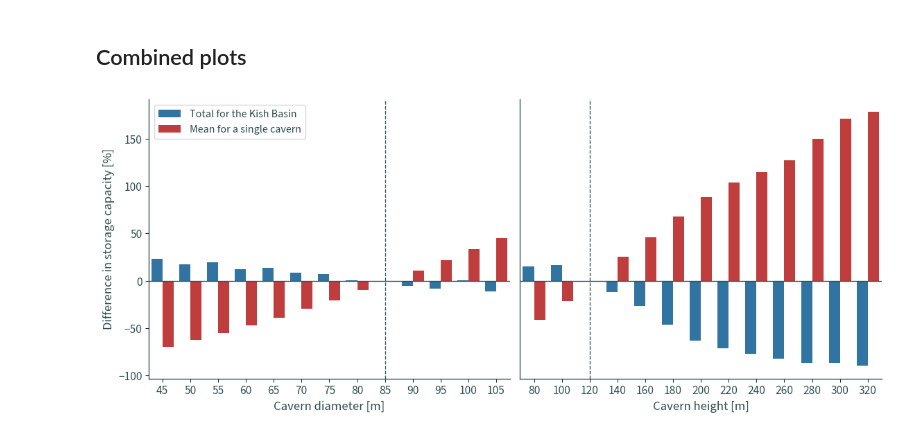
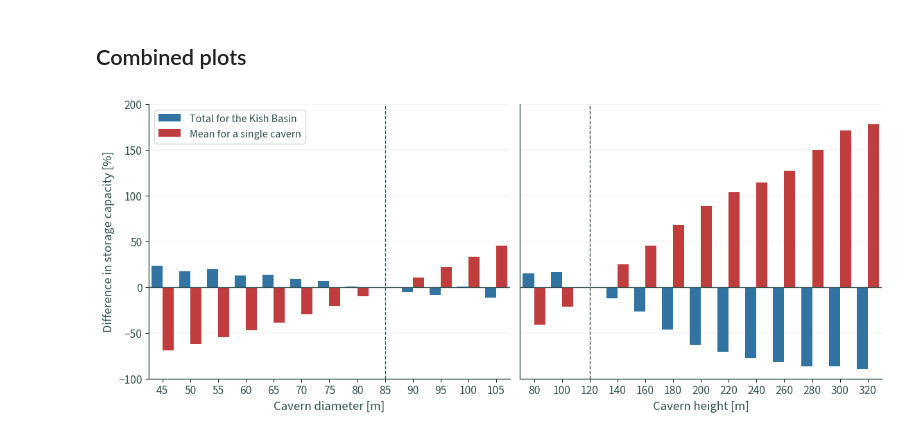
Before and after one commit to wind-to-hydrogen-toolkit/hydrogen-salt-storage, a Jupyter notebook: docs/notebooks/sensitivity.ipynb, the cells around one changed output. Drawn from its saved outputs; the diff is of its cells as text; code cells hidden in the pictures.

Commit message:
update plots

```diff
--- a/docs/notebooks/sensitivity.ipynb
+++ b/docs/notebooks/sensitivity.ipynb
@@ -277,31 +277,33 @@ sns.barplot(
 )
 sns.barplot(
     data=pd.concat([dd_sum, dd_mean]),
     hue="type",
     y="capacity",
     x="cavern_height",
     palette=sns.color_palette(["tab:blue", "tab:red"]),
     legend=False,
     ax=ax[1],
 )
 
 for a in ax.flat:
     a.axhline(0, color="darkslategrey", linewidth=1)
+    a.yaxis.grid(True, linewidth=0.25)
+    a.set(ylim=(-100, 200))
 ax[0].axvline("85", color="darkslategrey", linewidth=1, linestyle="dashed")
 ax[1].axvline("120", color="darkslategrey", linewidth=1, linestyle="dashed")
 ax[0].set_xlabel("Cavern diameter [m]")
 ax[1].set_xlabel("Cavern height [m]")
 ax[0].set_ylabel("Difference in storage capacity [%]")
 ax[0].legend(title=None, fontsize=12)
 ax[1].tick_params(axis="y", left=False)
 
 sns.despine()
 plt.tight_layout()
 plt.savefig(
     os.path.join("graphics", "fig_sensitivity.jpg"),
     format="jpg",
     dpi=600,
 )
 plt.show()
 # %% [output]
-[figure, old version]
+[figure, new version]
```
Also changed, not shown: 1 other file.
